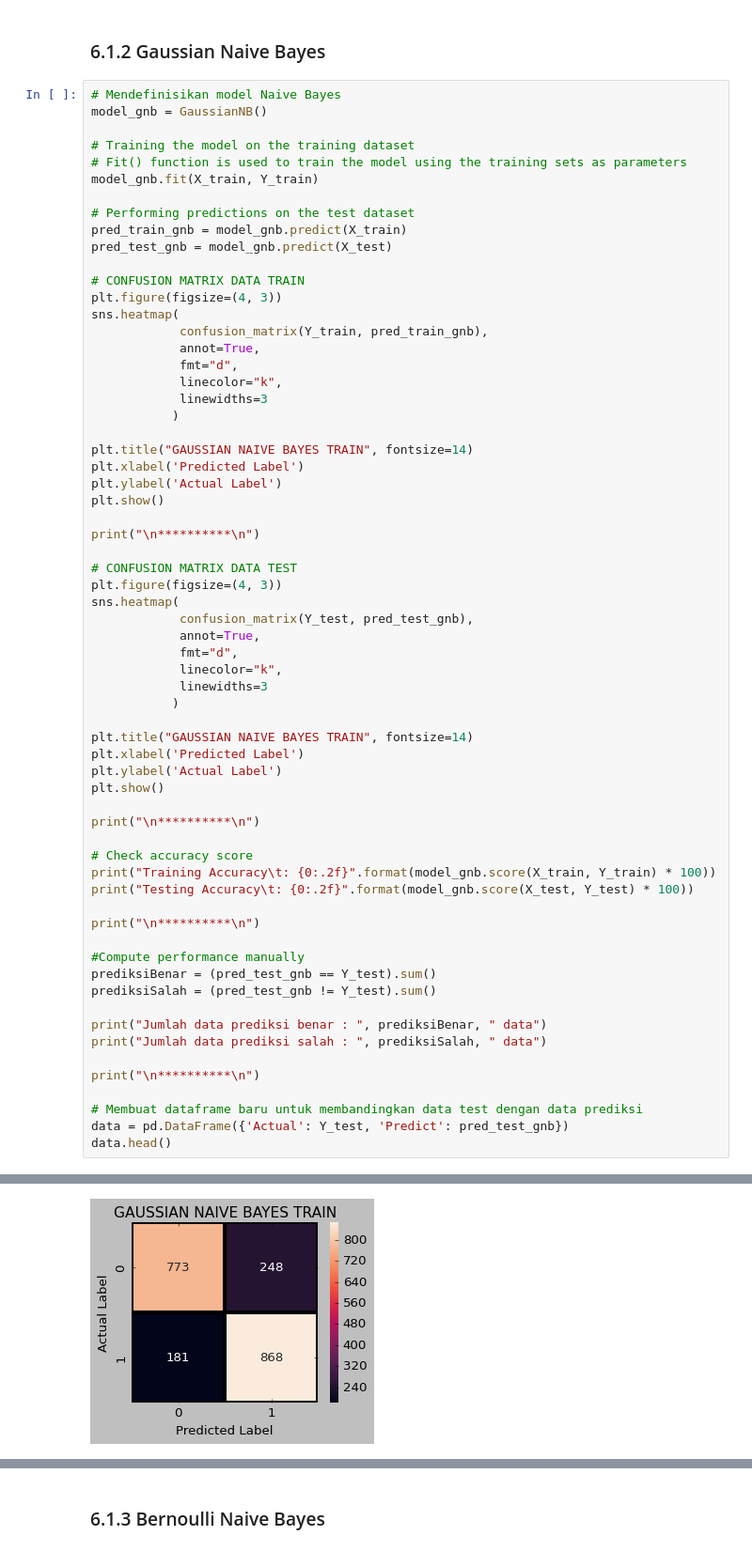
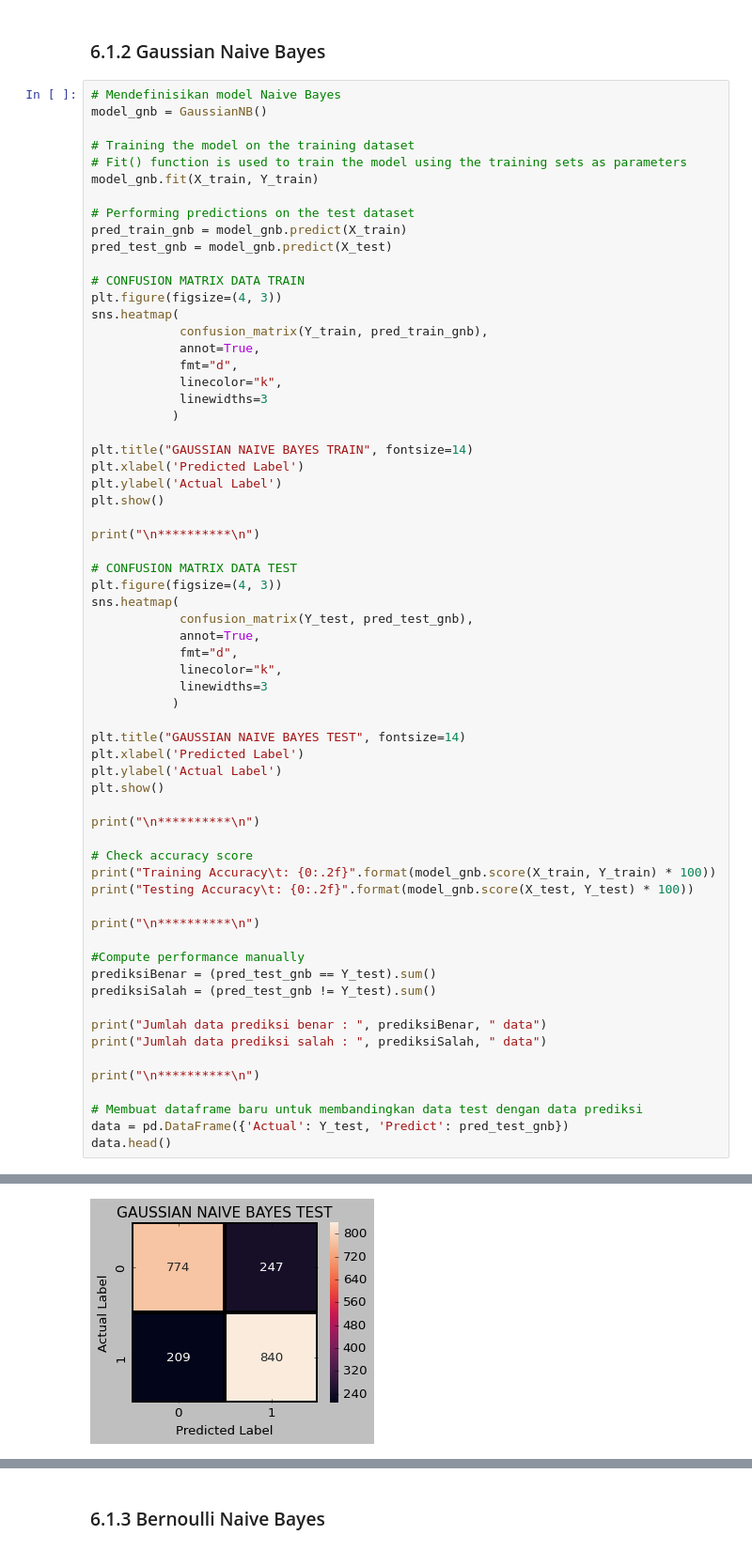
Before and after one commit to NabilahSharfina/TELCO-CUSTOMER-CHURN, a Jupyter notebook: Program_Klasifikasi_Churn.ipynb, the cells around one changed output, grey strips where cells are left out. Shown at 94% size. Saved outputs shown, nothing was run; the diff lists cells and outputs as text.

```diff
--- a/Program_Klasifikasi_Churn.ipynb
+++ b/Program_Klasifikasi_Churn.ipynb
@@ -918,7 +918,7 @@ sns.heatmap(
             linewidths=3
            )
 
-plt.title("GAUSSIAN NAIVE BAYES TRAIN", fontsize=14)
+plt.title("GAUSSIAN NAIVE BAYES TEST", fontsize=14)
 plt.xlabel('Predicted Label')
 plt.ylabel('Actual Label')
 plt.show()
@@ -948,4 +948,4 @@ data.head()
 **********
-[figure, old version]
+[figure, new version]
 **********
 
```
Also changed, not shown: parts of 25 cells of this notebook.
